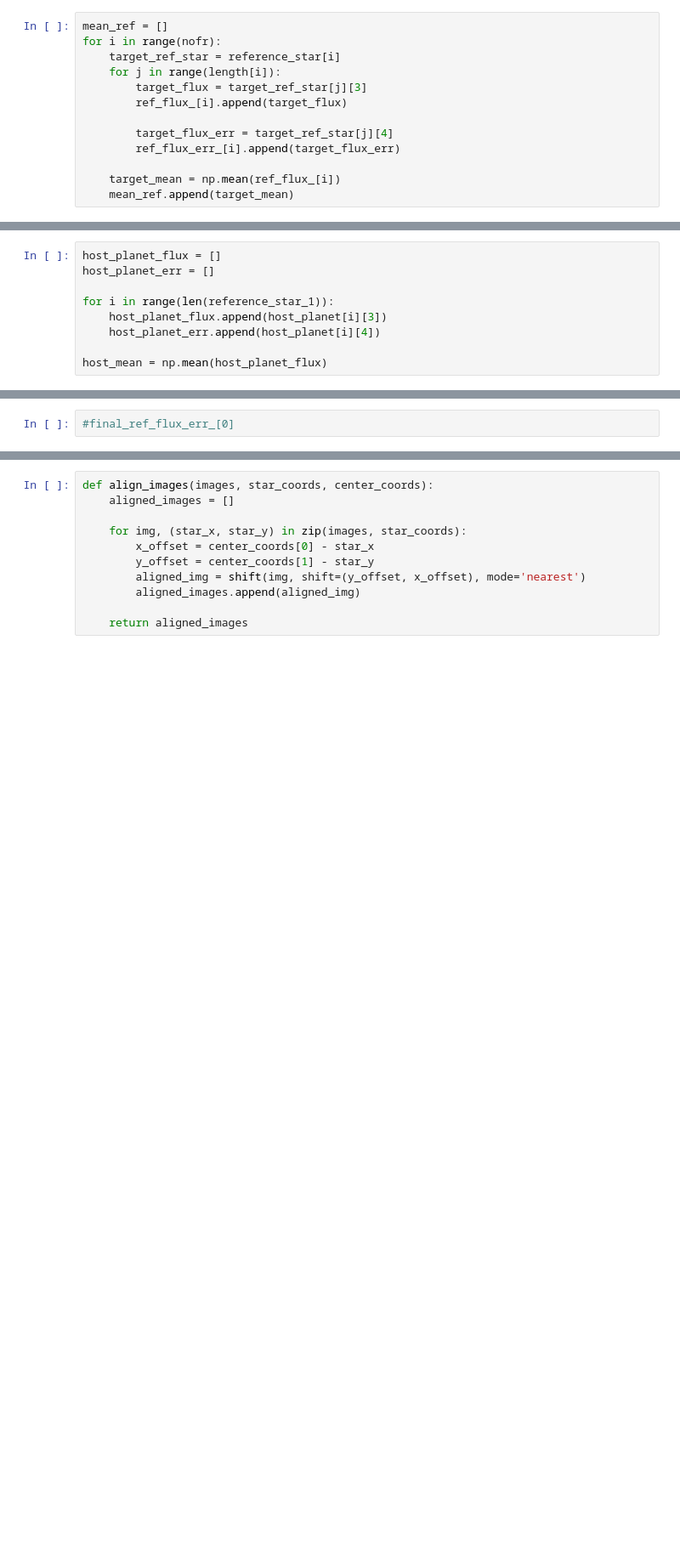
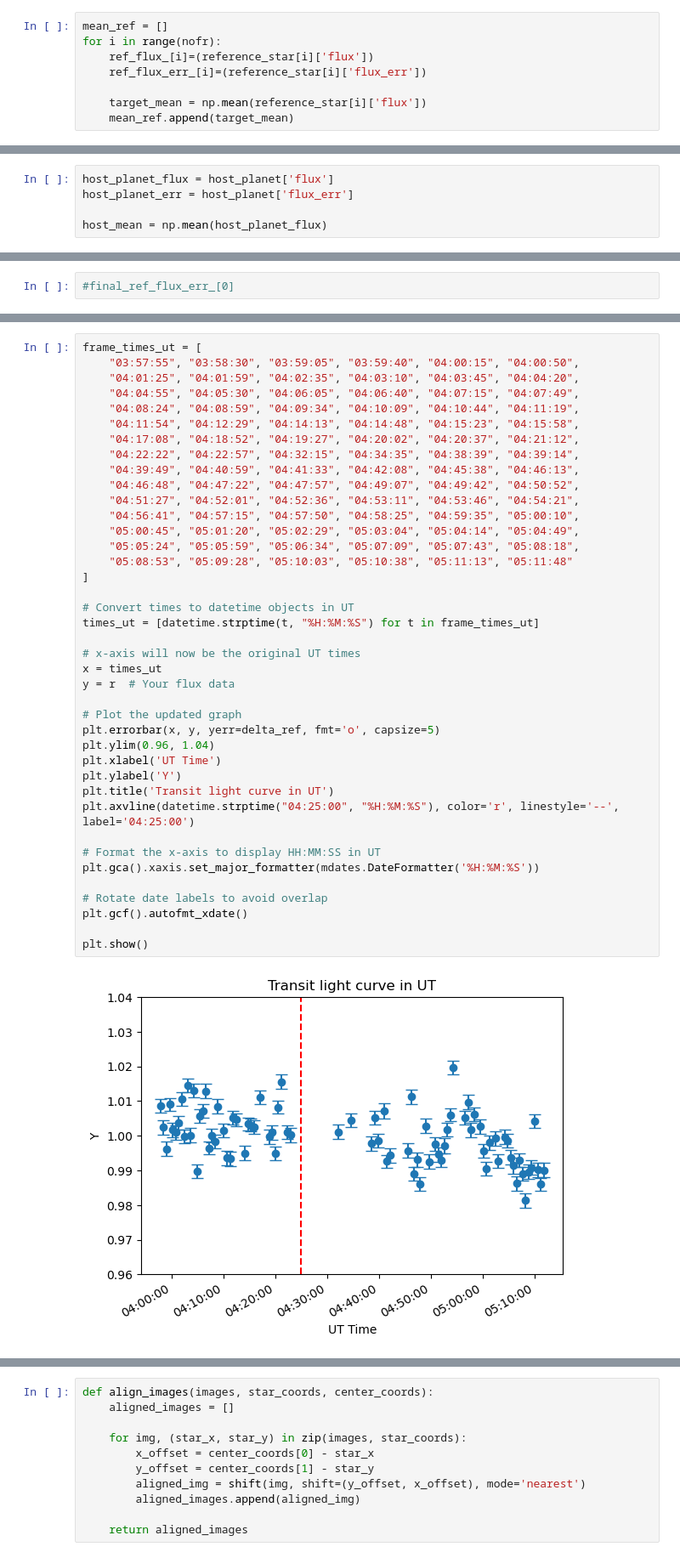
Before and after one commit to Zhengjingyi0823/AST443-Group5, a Jupyter notebook: AST443_Lab2.ipynb, the cells around one changed output, grey strips where cells are left out. Shown at 85% size. Saved outputs shown, nothing was run; the diff lists cells and outputs as text; blank space fills up the shorter version.

```diff
--- a/AST443_Lab2.ipynb
+++ b/AST443_Lab2.ipynb
@@ -568,13 +589,8 @@ len(reference_star_1)
 # %%
 mean_ref = []
 for i in range(nofr):
-    target_ref_star = reference_star[i]
-    for j in range(length[i]):
-        target_flux = target_ref_star[j][3]
-        ref_flux_[i].append(target_flux)
+    ref_flux_[i]=(reference_star[i]['flux'])
+    ref_flux_err_[i]=(reference_star[i]['flux_err'])
 
-        target_flux_err = target_ref_star[j][4]
-        ref_flux_err_[i].append(target_flux_err)
-
-    target_mean = np.mean(ref_flux_[i])
+    target_mean = np.mean(reference_star[i]['flux'])
     mean_ref.append(target_mean)
@@ -657,12 +679,8 @@ mu
  0.9962313277918435,
  0.913053916903325]
 # %%
-host_planet_flux = []
-host_planet_err = []
-
-for i in range(len(reference_star_1)):
-    host_planet_flux.append(host_planet[i][3])
-    host_planet_err.append(host_planet[i][4])
+host_planet_flux = host_planet['flux']
+host_planet_err = host_planet['flux_err']
 
 host_mean = np.mean(host_planet_flux)
 # %%
@@ -751,0 +770,42 @@ plt.show()
+# %%
+frame_times_ut = [
+    "03:57:55", "03:58:30", "03:59:05", "03:59:40", "04:00:15", "04:00:50",
+    "04:01:25", "04:01:59", "04:02:35", "04:03:10", "04:03:45", "04:04:20",
+    "04:04:55", "04:05:30", "04:06:05", "04:06:40", "04:07:15", "04:07:49",
+    "04:08:24", "04:08:59", "04:09:34", "04:10:09", "04:10:44", "04:11:19",
+    "04:11:54", "04:12:29", "04:14:13", "04:14:48", "04:15:23", "04:15:58",
+    "04:17:08", "04:18:52", "04:19:27", "04:20:02", "04:20:37", "04:21:12",
+    "04:22:22", "04:22:57", "04:32:15", "04:34:35", "04:38:39", "04:39:14",
+    "04:39:49", "04:40:59", "04:41:33", "04:42:08", "04:45:38", "04:46:13",
+    "04:46:48", "04:47:22", "04:47:57", "04:49:07", "04:49:42", "04:50:52",
+    "04:51:27", "04:52:01", "04:52:36", "04:53:11", "04:53:46", "04:54:21",
+    "04:56:41", "04:57:15", "04:57:50", "04:58:25", "04:59:35", "05:00:10",
+    "05:00:45", "05:01:20", "05:02:29", "05:03:04", "05:04:14", "05:04:49",
+    "05:05:24", "05:05:59", "05:06:34", "05:07:09", "05:07:43", "05:08:18",
+    "05:08:53", "05:09:28", "05:10:03", "05:10:38", "05:11:13", "05:11:48"
+]
+
+# Convert times to datetime objects in UT
+times_ut = [datetime.strptime(t, "%H:%M:%S") for t in frame_times_ut]
+
+# x-axis will now be the original UT times
+x = times_ut
+y = r  # Your flux data
+
+# Plot the updated graph
+plt.errorbar(x, y, yerr=delta_ref, fmt='o', capsize=5)
+plt.ylim(0.96, 1.04)
+plt.xlabel('UT Time')
+plt.ylabel('Y')
+plt.title('Transit light curve in UT')
+plt.axvline(datetime.strptime("04:25:00", "%H:%M:%S"), color='r', linestyle='--', label='04:25:00')
+
+# Format the x-axis to display HH:MM:SS in UT
+plt.gca().xaxis.set_major_formatter(mdates.DateFormatter('%H:%M:%S'))
+
+# Rotate date labels to avoid overlap
+plt.gcf().autofmt_xdate()
+
+plt.show()
+# %% [output]
+[figure, added]
```
Also changed, not shown: parts of 18 cells of this notebook.
